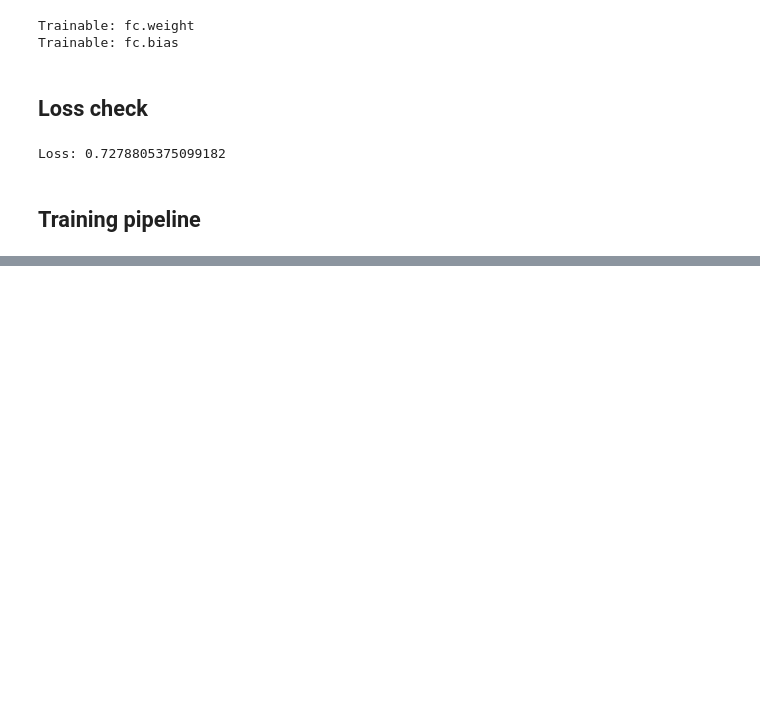
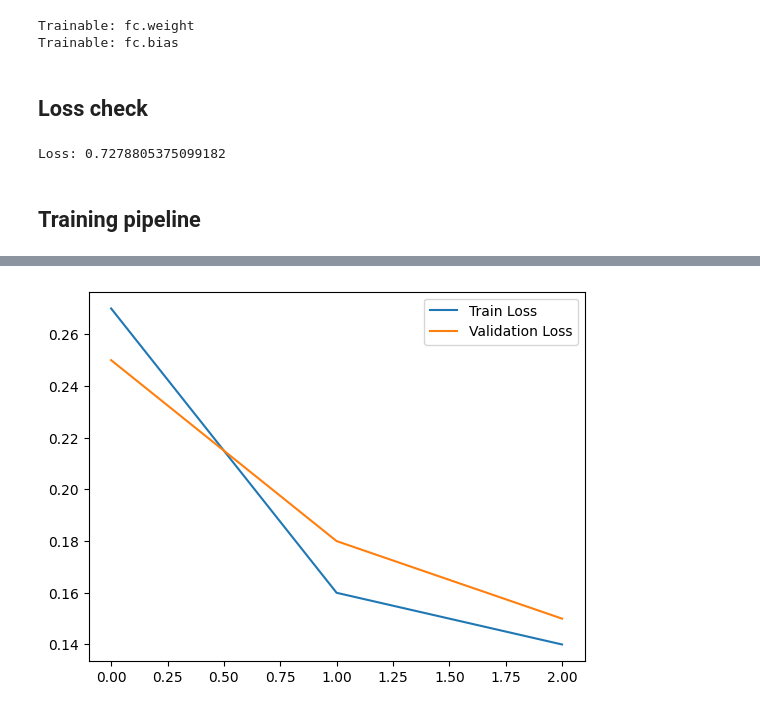
Before and after one commit to shivangi2002/pneumonia-resnet18, a Jupyter notebook: Notebooks/exploration.ipynb, the cells around one changed output, grey strips where cells are left out. Drawn from its saved outputs; the diff is of its cells as text; code cells hidden in the pictures; blank space fills up the shorter version.

Commit message:
add loss curve plotting, refactor paths, add requirements.txt

```diff
--- a/Notebooks/exploration.ipynb
+++ b/Notebooks/exploration.ipynb
@@ -184,3 +176,15 @@ for split in ["train", "val", "test"]:
     print(f"  NORMAL: {normal}")
     print(f"  PNEUMONIA: {pneumonia}")
     print()
+# %%
+import matplotlib.pyplot as plt
+
+train_losses = [0.27, 0.16, 0.14]
+val_losses = [0.25, 0.18, 0.15]
+
+plt.plot(train_losses, label="Train Loss")
+plt.plot(val_losses, label="Validation Loss")
+plt.legend()
+plt.show()
+# %% [output]
+[figure, added]
```
Also changed, not shown: parts of 4 cells of this notebook, 4 other files.
